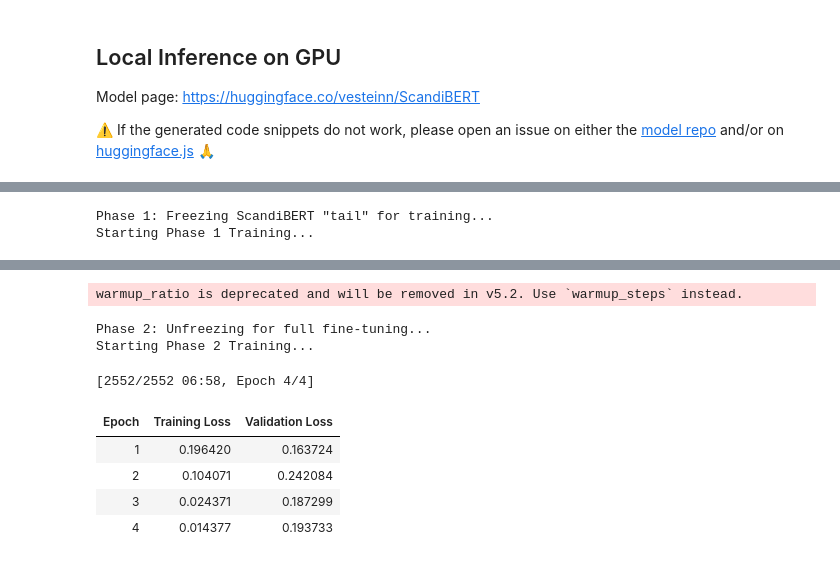
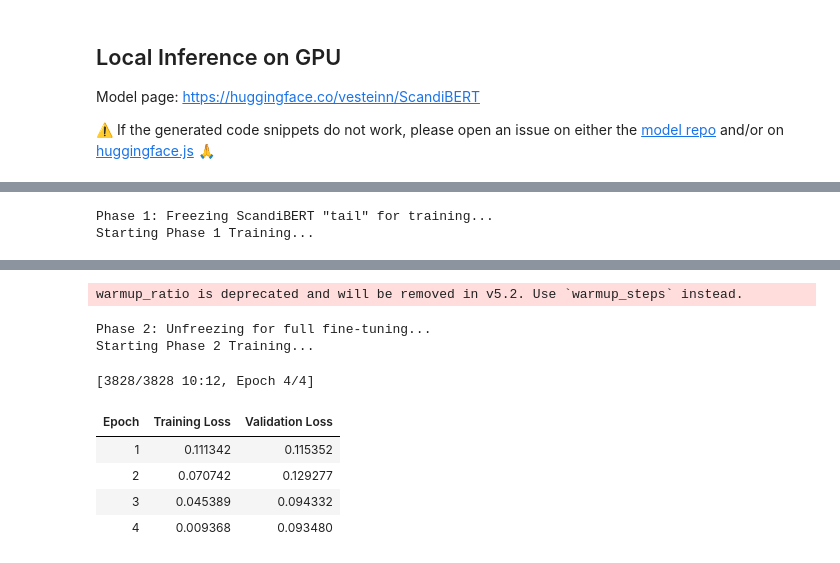
Before and after one commit to ianro04/ScandiProb, a Jupyter notebook: scandiprob.ipynb, the cells around one changed output, grey strips where cells are left out. Cells and saved outputs as stored; diff of their text form; code cells hidden in the pictures.

Commit message:
Kaggle Notebook | ScandiProb | Part C, Version 2.0 - Implemented Swedish class, changed post-training test to scandiprob_test function w/ basic test cases

```diff
--- a/scandiprob.ipynb
+++ b/scandiprob.ipynb
@@ -139,19 +158,24 @@ eval_ds_split = 0.15
 norwegian_train, norwegian_eval = train_test_split(
     sample_norwegian_all, test_size=eval_ds_split, random_state=42
 )
+swedish_train, swedish_eval = train_test_split(
+    sample_swedish_all, test_size=eval_ds_split, random_state=42
+)
 nonscandi_train, nonscandi_eval = train_test_split(
     sample_nonscandi_all, test_size=eval_ds_split, random_state=42
 )
 
 label_features = Features({"text": Value("string"), "labels": Sequence(Value("float32"))})
 
-dataset_norwegian_train = Dataset.from_dict({"text": norwegian_train, "labels": [[1.0, 0.0]] * len(norwegian_train)}, features=label_features)
-dataset_nonscandi_train = Dataset.from_dict({"text": nonscandi_train, "labels": [[0.0, 1.0]] * len(nonscandi_train)}, features=label_features)
-train_dataset = concatenate_datasets([dataset_norwegian_train, dataset_nonscandi_train]).shuffle(seed=42)
+dataset_norwegian_train = Dataset.from_dict({"text": norwegian_train, "labels": [[1.0, 0.0, 0.0]] * len(norwegian_train)}, features=label_features)
+dataset_swedish_train = Dataset.from_dict({"text": swedish_train, "labels": [[0.0, 1.0, 0.0]] * len(swedish_train)}, features=label_features)
+dataset_nonscandi_train = Dataset.from_dict({"text": nonscandi_train, "labels": [[0.0, 0.0, 1.0]] * len(nonscandi_train)}, features=label_features)
+train_dataset = concatenate_datasets([dataset_norwegian_train, dataset_swedish_train, dataset_nonscandi_train]).shuffle(seed=42)
 
-dataset_norwegian_eval = Dataset.from_dict({"text": norwegian_eval, "labels": [[1.0, 0.0]] * len(norwegian_eval)}, features=label_features)
-dataset_nonscandi_eval = Dataset.from_dict({"text": nonscandi_eval, "labels": [[0.0, 1.0]] * len(nonscandi_eval)}, features=label_features)
-eval_dataset = concatenate_datasets([dataset_norwegian_eval, dataset_nonscandi_eval]).shuffle(seed=42)
+dataset_norwegian_eval = Dataset.from_dict({"text": norwegian_eval, "labels": [[1.0, 0.0, 0.0]] * len(norwegian_eval)}, features=label_features)
+dataset_swedish_eval = Dataset.from_dict({"text": swedish_eval, "labels": [[0.0, 1.0, 0.0]] * len(swedish_eval)}, features=label_features)
+dataset_nonscandi_eval = Dataset.from_dict({"text": nonscandi_eval, "labels": [[0.0, 0.0, 1.0]] * len(nonscandi_eval)}, features=label_features)
+eval_dataset = concatenate_datasets([dataset_norwegian_eval, dataset_swedish_eval, dataset_nonscandi_eval]).shuffle(seed=42)
 
 print(train_dataset[:20])
 
@@ -260,43 +284,43 @@ def nonscandi_penalty(text): # Regex for negative class
     nonscandi_percent = (1 - (len(scandi_matches) / len(text)))
     return nonscandi_percent
 
-test_text = "Dette er en norsk setning."
-test_inputs = tokenizer(test_text, return_tensors="pt")
-test_inputs = {k: v.to(model.device) for k, v in test_inputs.items()}
-model.eval()
+def ScandiProb(text): # Actually showing the fine-tuned model some text to classify
+    inputs = tokenizer(text, return_tensors="pt")
+    inputs = {k: v.to(model.device) for k, v in inputs.items()}
+    model.eval()
 
-with torch.no_grad():
-    outputs = model(**test_inputs)
+    with torch.no_grad():
+        outputs = model(**inputs)
 
-print("\n")
-raw_probs = torch.sigmoid(outputs.logits)[0]
+    print("\n")
+    raw_probs = torch.sigmoid(outputs.logits)[0]
 
-nonscandi_ratio = nonscandi_penalty(test_text)
+    nonscandi_ratio = nonscandi_penalty(text)
 
 
-final_probs = []
-skew_effect = False
+    final_probs = []
+    skew_effect = False
 
-for i, label in enumerate(labels):
-    prob = raw_probs[i].item()
+    for i, label in enumerate(labels):
+        prob = raw_probs[i].item()
 
-    if label == "Norwegian":
-        adjusted = prob * (1.0 - nonscandi_ratio)
-    elif label == "Non-Scandinavian": # Scale up/down by % of non-Scandi chars
-        adjusted = prob + ((1.0 - prob) * nonscandi_ratio)
+        if label in ["Norwegian", "Swedish", "Danish"]:
+            adjusted = prob * (1.0 - nonscandi_ratio)
+        elif label == "Non-Scandinavian": # Scale up/down by % of non-Scandi chars
+            adjusted = prob + ((1.0 - prob) * nonscandi_ratio)
 
-    final_probs.append(adjusted)
+        final_probs.append(adjusted)
 
-    if (adjusted != prob):
-        skew_effect = True
+        if (adjusted != prob):
+            skew_effect = True
 
-if skew_effect:
-    print("\nPre-Adjustment Probabilities: ")
-    for label, prob in zip(labels, raw_probs): # Print pre-regex-skew results!
+    if skew_effect:
+        print("\nPre-Adjustment Probabilities: ")
+        for label, prob in zip(labels, raw_probs): # Print pre-regex-skew results!
+            print(f"{label}: {prob:.4f}")
+    print("\nPost-Adjustment Probabilities: " if skew_effect else "\nPost-Training Probabilities")
+    for label, prob in zip(labels, final_probs): # Print post-regex-skew results!
         print(f"{label}: {prob:.4f}")
-print("\nPost-Adjustment Probabilities: " if skew_effect else "\nPost-Training Probabilities")
-for label, prob in zip(labels, final_probs): # Print post-regex-skew results!
-    print(f"{label}: {prob:.4f}")
 # %% [output]
 Phase 1: Freezing ScandiBERT "tail" for training...
 Starting Phase 1 Training...
@@ -307,10 +331,10 @@ Starting Phase 1 Training...
 warmup_ratio is deprecated and will be removed in v5.2. Use `warmup_steps` instead.
 Phase 2: Unfreezing for full fine-tuning...
 Starting Phase 2 Training...
-[2552/2552 06:58, Epoch 4/4]
+[3828/3828 10:12, Epoch 4/4]
 | Epoch | Training Loss | Validation Loss |
-| 1 | 0.196420 | 0.163724 |
-| 2 | 0.104071 | 0.242084 |
-| 3 | 0.024371 | 0.187299 |
-| 4 | 0.014377 | 0.193733 |
+| 1 | 0.111342 | 0.115352 |
+| 2 | 0.070742 | 0.129277 |
+| 3 | 0.045389 | 0.094332 |
+| 4 | 0.009368 | 0.093480 |
 Training complete and model saved!
```
Also changed, not shown: parts of 5 cells of this notebook.
